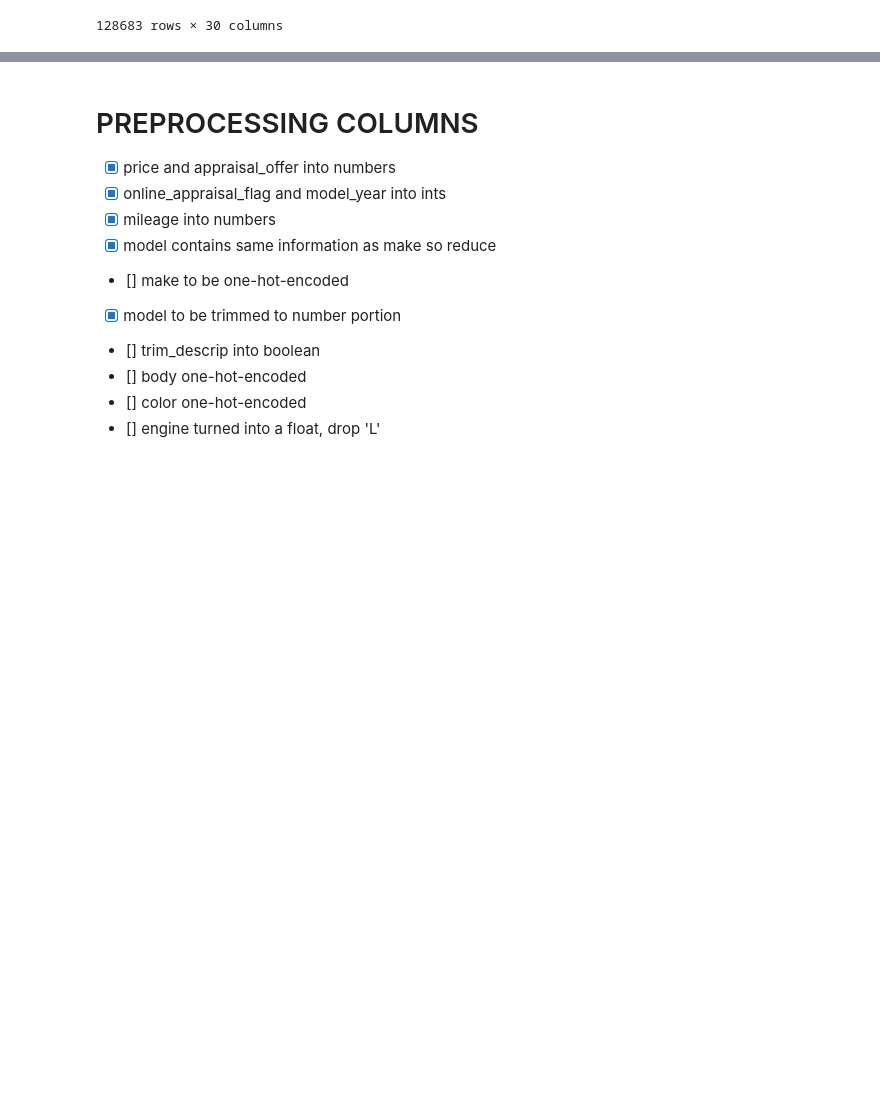
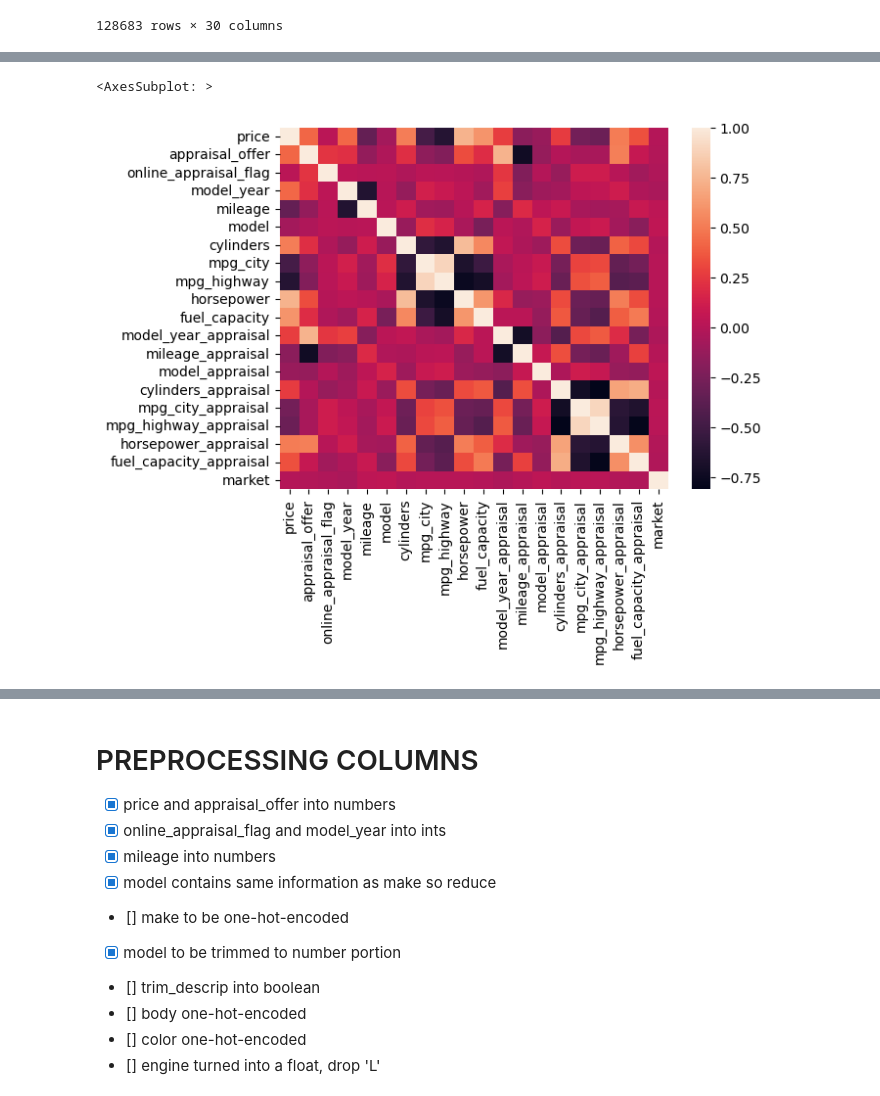
Before and after one commit to ashenfernando1/Winter-2023, a Jupyter notebook: CarMax.ipynb, the cells around one changed output, grey strips where cells are left out. Saved outputs shown, nothing was run; the diff lists cells and outputs as text; code cells hidden in the pictures; blank space fills up the shorter version.

```diff
--- a/CarMax.ipynb
+++ b/CarMax.ipynb
@@ -125,0 +144,16 @@ df
+# %%
+loyalty_df = df.copy()
+loyalty_df = loyalty_df[df['make'] == df['make_appraisal']]
+# loyalty_df = loyalty_df[df['body'] == df['body_appraisal']]
+
+loyalty_df['price'] = encodeVariables('price', loyalty_df)
+loyalty_df['appraisal_offer'] = encodeVariables('appraisal_offer', loyalty_df)
+loyalty_df['mileage'] = encodeVariables('mileage', loyalty_df)
+
+loyalty_df['model'] = [int(re.findall(r'\d+',i)[0]) for i in loyalty_df['model']]
+loyalty_df['model_appraisal'] = [int(re.findall(r'\d+',i)[0]) for i in loyalty_df['model_appraisal']]
+
+# loyalty_df = loyalty_df[loyalty_df['model'] == loyalty_df['model_appraisal']]
+
+loyalty_df['mileage_appraisal'] = encodeVariables('mileage_appraisal', loyalty_df)
+loyalty_df
@@ -125,0 +323,11 @@ df
+# %%
+KQZ = grouped_make.get_group('KQZ')
+KQZ = KQZ[KQZ['model'] == KQZ['model_appraisal']]
+# %%
+# KQZ.plot(kind='scatter',x='price',y='appraisal_offer',alpha=0.1)
+import seaborn as sns
+
+sns.heatmap(KQZ.corr())
+# %% [output]
+<AxesSubplot: >
+[figure, added]
```
Also changed, not shown: parts of 39 cells of this notebook, 2 other files.
